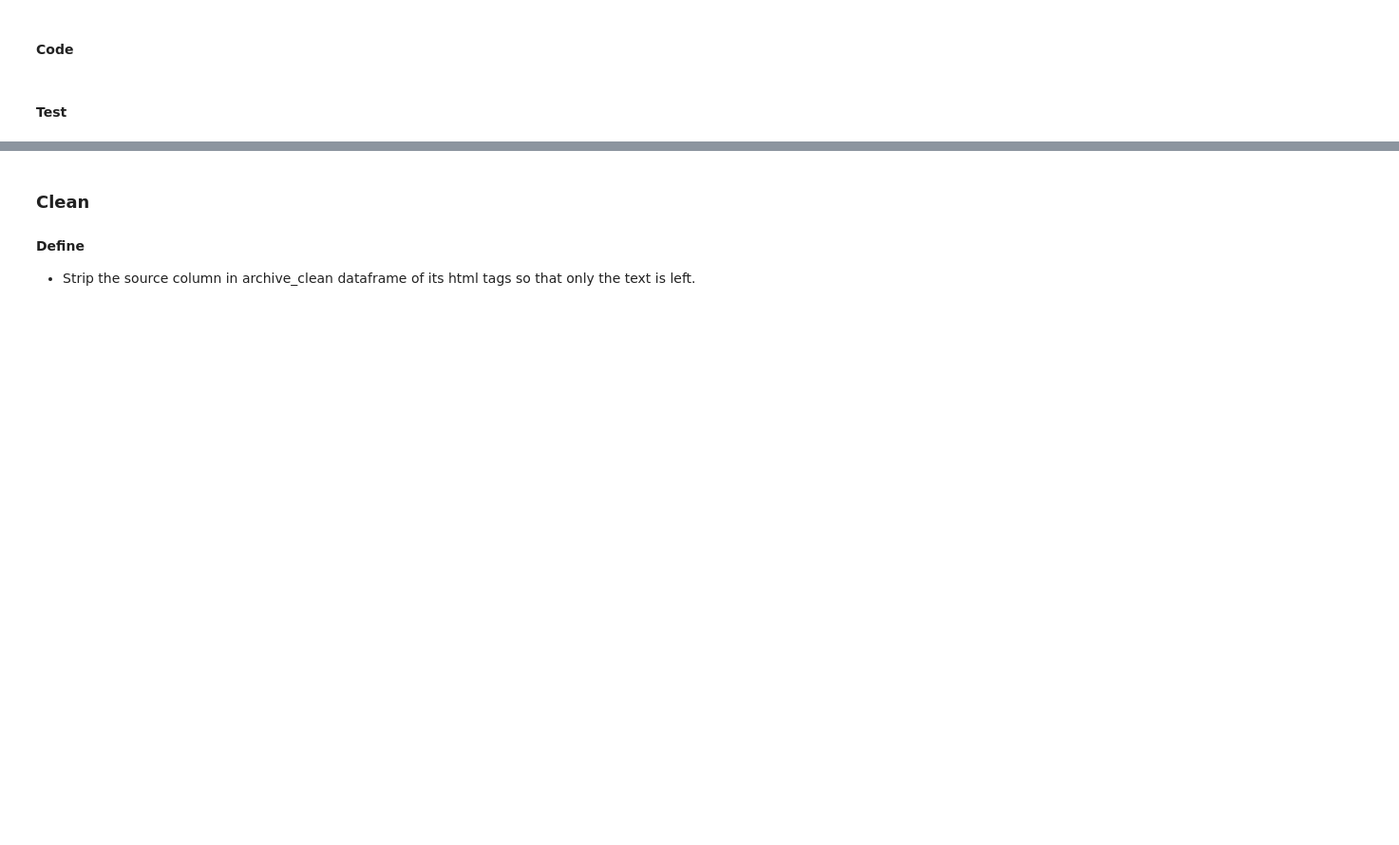
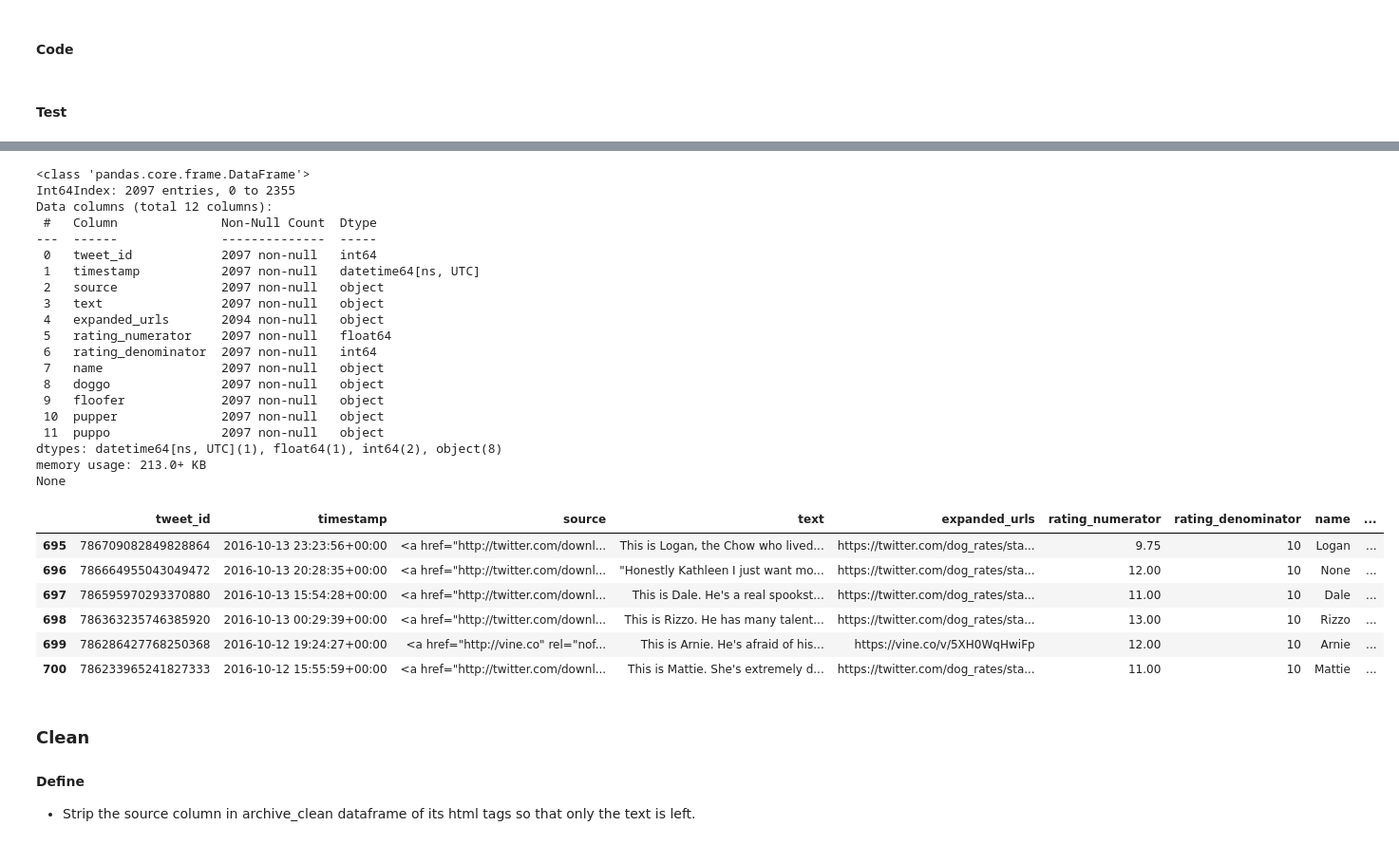
Before and after one commit to idowu-james/udacity-we_rate_dogs, a Jupyter notebook: wrangle_act.ipynb, the cells around one changed output, grey strips where cells are left out. Shown: that part at 95% size. Saved outputs shown, nothing was run; the diff lists cells and outputs as text; code cells hidden in the pictures; blank space fills up the shorter version.

```diff
--- a/wrangle_act.ipynb
+++ b/wrangle_act.ipynb
@@ -522,3 +457,34 @@ archive_clean.sample(10)
+# %%
+print(archive_clean.info())
+archive_clean.loc[695:700 , :]
+# %% [output]
+<class 'pandas.core.frame.DataFrame'>
+Int64Index: 2097 entries, 0 to 2355
+Data columns (total 12 columns):
+ #   Column              Non-Null Count  Dtype
+---  ------              --------------  -----
+ 0   tweet_id            2097 non-null   int64
+ 1   timestamp           2097 non-null   datetime64[ns, UTC]
+ 2   source              2097 non-null   object
+ 3   text                2097 non-null   object
+ 4   expanded_urls       2094 non-null   object
+ 5   rating_numerator    2097 non-null   float64
+ 6   rating_denominator  2097 non-null   int64
+ 7   name                2097 non-null   object
+ 8   doggo               2097 non-null   object
+ 9   floofer             2097 non-null   object
+ 10  pupper              2097 non-null   object
+ 11  puppo               2097 non-null   object
+dtypes: datetime64[ns, UTC](1), float64(1), int64(2), object(8)
+memory usage: 213.0+ KB
+None
+|  | tweet_id | timestamp | source | text | expanded_urls | rating_numerator | rating_denominator | name | ... |
+| 695 | 786709082849828864 | 2016-10-13 23:23:56+00:00 | <a href="http://twitter.com/downl... | This is Logan, the Chow who lived... | https://twitter.com/dog_rates/sta... | 9.75 | 10 | Logan | ... |
+| 696 | 786664955043049472 | 2016-10-13 20:28:35+00:00 | <a href="http://twitter.com/downl... | "Honestly Kathleen I just want mo... | https://twitter.com/dog_rates/sta... | 12.00 | 10 | None | ... |
+| 697 | 786595970293370880 | 2016-10-13 15:54:28+00:00 | <a href="http://twitter.com/downl... | This is Dale. He's a real spookst... | https://twitter.com/dog_rates/sta... | 11.00 | 10 | Dale | ... |
+| 698 | 786363235746385920 | 2016-10-13 00:29:39+00:00 | <a href="http://twitter.com/downl... | This is Rizzo. He has many talent... | https://twitter.com/dog_rates/sta... | 13.00 | 10 | Rizzo | ... |
+| 699 | 786286427768250368 | 2016-10-12 19:24:27+00:00 | <a href="http://vine.co" rel="nof... | This is Arnie. He's afraid of his... | https://vine.co/v/5XH0WqHwiFp | 12.00 | 10 | Arnie | ... |
+| 700 | 786233965241827333 | 2016-10-12 15:55:59+00:00 | <a href="http://twitter.com/downl... | This is Mattie. She's extremely d... | https://twitter.com/dog_rates/sta... | 11.00 | 10 | Mattie | ... |
 # %% [markdown]
 ### Clean
 
```
Also changed, not shown: parts of 67 cells of this notebook.
